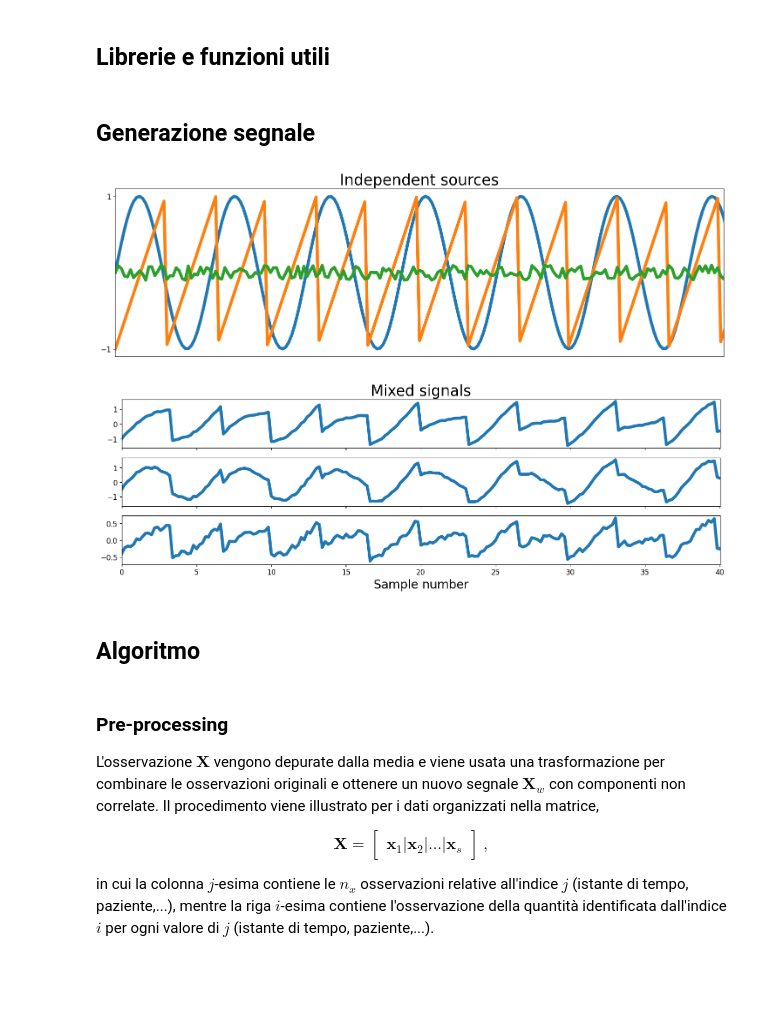
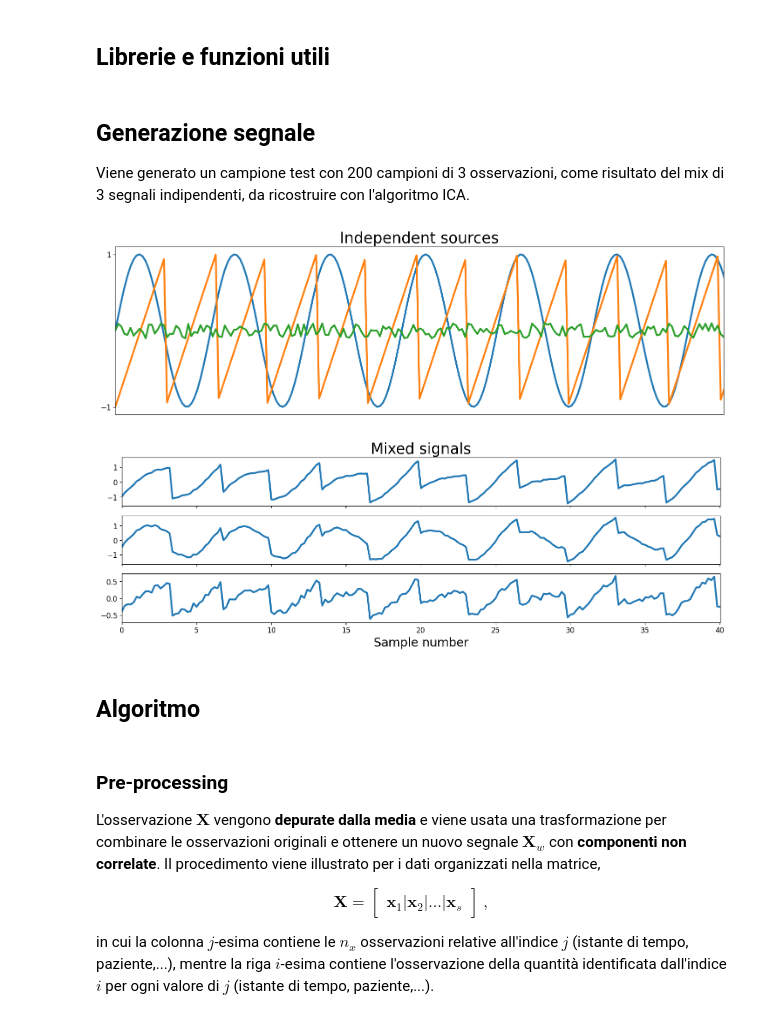
Before and after one commit to Basics2022/bbooks-programming-hs, a Jupyter notebook: _build/jupyter_execute/ch/ai/ica-pca-details.ipynb, the cells around one changed output. Drawn from its saved outputs; the diff is of its cells as text; code cells hidden in the pictures; blank space fills up the shorter version.

```diff
--- a/_build/jupyter_execute/ch/ai/ica-pca-details.ipynb
+++ b/_build/jupyter_execute/ch/ai/ica-pca-details.ipynb
@@ -9,6 +21,8 @@ from scipy import signal
 import matplotlib.pyplot as plt
 # %% [markdown]
 ## Generazione segnale
+
+Viene generato un campione test con 200 campioni di 3 osservazioni, come risultato del mix di 3 segnali indipendenti, da ricostruire con l'algoritmo ICA.
 # %%
 # Set a seed for the random number generator for reproducibility
 np.random.seed(23)
@@ -34,38 +48,38 @@ X = S.dot(A).T
 # %%
 # Plot sources & signals
 fig, ax = plt.subplots(1, 1, figsize=[18, 5])
-ax.plot(ns, S, lw=5)
+ax.plot(ns, S, lw=3)
 ax.set_xticks([])
 ax.set_yticks([-1, 1])
 ax.set_xlim(ns[0], ns[200])
 ax.tick_params(labelsize=12)
 ax.set_title('Independent sources', fontsize=25)
 
 fig, ax = plt.subplots(3, 1, figsize=[18, 5], sharex=True)
-ax[0].plot(ns, X[0], lw=5)
+ax[0].plot(ns, X[0], lw=3)
 ax[0].set_title('Mixed signals', fontsize=25)
 ax[0].tick_params(labelsize=12)
 
-ax[1].plot(ns, X[1], lw=5)
+ax[1].plot(ns, X[1], lw=3)
 ax[1].tick_params(labelsize=12)
 ax[1].set_xlim(ns[0], ns[-1])
 
-ax[2].plot(ns, X[2], lw=5)
+ax[2].plot(ns, X[2], lw=3)
 ax[2].tick_params(labelsize=12)
 ax[2].set_xlim(ns[0], ns[-1])
 ax[2].set_xlabel('Sample number', fontsize=20)
 ax[2].set_xlim(ns[0], ns[200])
 
 plt.show()
 # %% [output]
-[figure, old version]
+[figure, new version]
 [figure]
 # %% [markdown]
 ## Algoritmo
 # %% [markdown]
 ### Pre-processing
 
-L'osservazione $\mathbf{X}$ vengono depurate dalla media e viene usata una trasformazione per combinare le osservazioni originali e ottenere un nuovo segnale $\mathbf{X}_w$ con componenti non correlate. Il procedimento viene illustrato per i dati organizzati nella matrice,
+L'osservazione $\mathbf{X}$ vengono **depurate dalla media** e viene usata una trasformazione per combinare le osservazioni originali e ottenere un nuovo segnale $\mathbf{X}_w$ con **componenti non correlate**. Il procedimento viene illustrato per i dati organizzati nella matrice,
 
 $$\mathbf{X} = \begin{bmatrix} \mathbf{x}_1 | \mathbf{x}_2 | \dots | \mathbf{x}_{s} \end{bmatrix} \ ,$$
 
```
Also changed, not shown: parts of 13 cells of this notebook, 36 other files.
